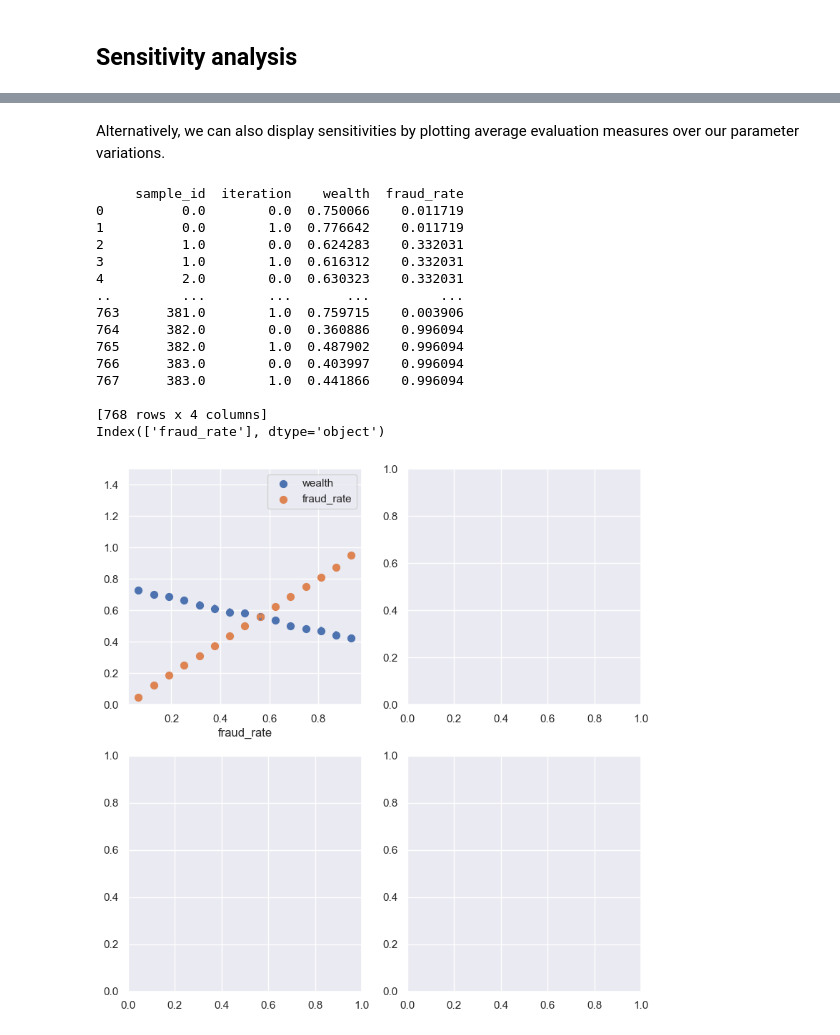
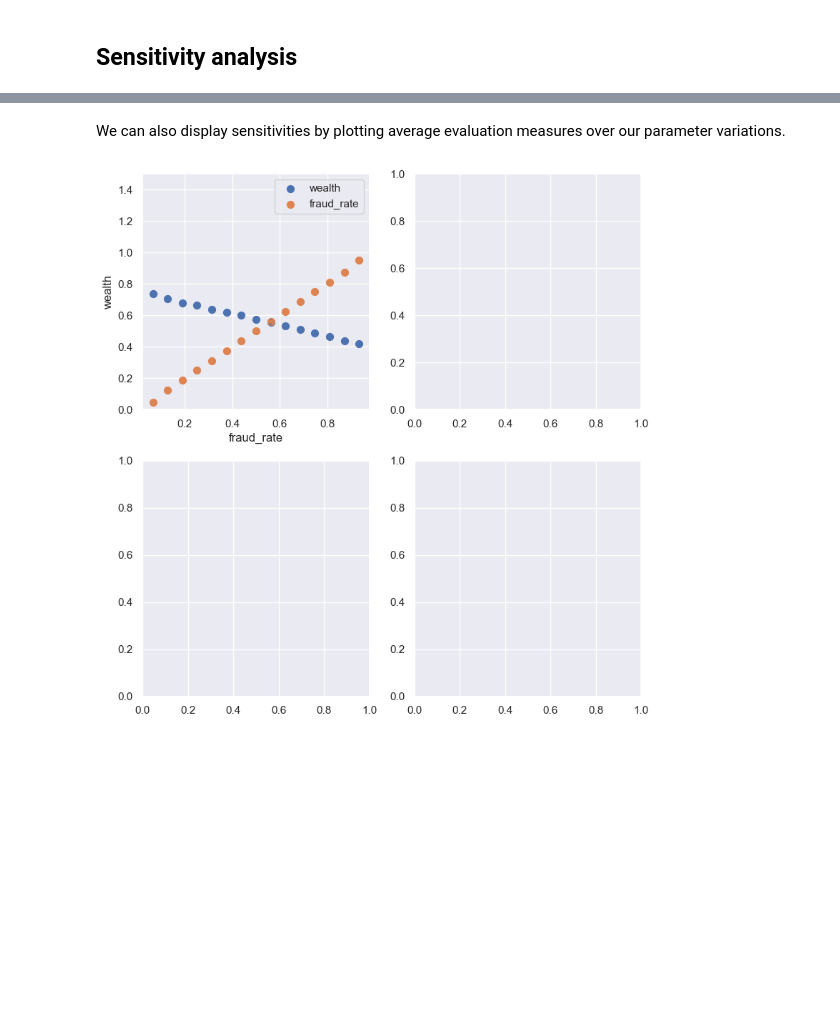
Before and after one commit to Le-Ty/abm_dm_impact, a Jupyter notebook: abm_copy/minimal_model copy.ipynb, the cells around one changed output, grey strips where cells are left out. Saved outputs shown, nothing was run; the diff lists cells and outputs as text; code cells hidden in the pictures; blank space fills up the shorter version.

```diff
--- a/abm_copy/minimal_model copy.ipynb
+++ b/abm_copy/minimal_model copy.ipynb
@@ -110,9 +94,9 @@ class Person(ap.Agent):
         if self.fraud == 1:
             if rng.binomial(1,self.p.conviction_rate) == 1:
                 # pay fine, get on record,
-                self.wealth = self.wealth - (0.1)#(self.wealth*0.05)])
+                self.wealth = self.wealth - (0.2)#(self.wealth*0.05)])
                 self.convicted =+ 1
-                self.fraud = rng.binomial(1,0.5,1)[0]
+                self.fraud = rng.binomial(1,self.p.fraud_rate,1)[0]
                 self.fraud_pred = 0
 
     def wealth_grow(self):
@@ -228,0 +247,23 @@ class VirusModel_mvp(ap.Model):
+# %%
+def plot_sensitivity(results):
+    """ Show average simulation results for different parameter values. """
+
+    sns.set()
+    fig, axs = plt.subplots(2, 2, figsize=(8, 8))
+    axs = [i for j in axs for i in j] # Flatten list
+
+    data = results.arrange_reporters().astype('float')[["sample_id", "iteration", 'wealth', "fraud_rate", "conviction_rate"]]
+    params = results.parameters.sample.keys()
+
+    for x, ax in zip(params, axs):
+        for y in ['wealth', "fraud_rate", 'conviction_rate']:
+            sns.regplot(x=x, y=y, data=data, ax=ax, ci=99,
+                        x_bins=15, fit_reg=False, label=y)
+        ax.set_ylim(0,1.5)
+        ax.set_ylabel('wealth')
+#         ax.set_xlabel('wealth')
+        ax.legend()
+
+    plt.tight_layout()
+
+plot_sensitivity(results)
@@ -576,44 +469,28 @@ plot_sobol(results)
 # %% [markdown]
-Alternatively, we can also display sensitivities by plotting
+We can also display sensitivities by plotting
 average evaluation measures over our parameter variations.
 # %%
 def plot_sensitivity(results):
     """ Show average simulation results for different parameter values. """
 
     sns.set()
     fig, axs = plt.subplots(2, 2, figsize=(8, 8))
     axs = [i for j in axs for i in j] # Flatten list
 
     data = results.arrange_reporters().astype('float')[["sample_id", "iteration", 'wealth', "fraud_rate"]]
-    print(data)
     params = results.parameters.sample.keys()
-    print(params)
 
     for x, ax in zip(params, axs):
         for y in ['wealth', "fraud_rate"]:
             sns.regplot(x=x, y=y, data=data, ax=ax, ci=99,
                         x_bins=15, fit_reg=False, label=y)
         ax.set_ylim(0,1.5)
-        ax.set_ylabel('')
+        ax.set_ylabel('wealth')
+#         ax.set_xlabel('wealth')
         ax.legend()
 
     plt.tight_layout()
 
 plot_sensitivity(results)
 # %% [output]
-     sample_id  iteration    wealth  fraud_rate
-0          0.0        0.0  0.750066    0.011719
-1          0.0        1.0  0.776642    0.011719
-2          1.0        0.0  0.624283    0.332031
-3          1.0        1.0  0.616312    0.332031
-4          2.0        0.0  0.630323    0.332031
-..         ...        ...       ...         ...
-763      381.0        1.0  0.759715    0.003906
-764      382.0        0.0  0.360886    0.996094
-765      382.0        1.0  0.487902    0.996094
-766      383.0        0.0  0.403997    0.996094
-767      383.0        1.0  0.441866    0.996094
-
-[768 rows x 4 columns]
-Index(['fraud_rate'], dtype='object')
-[figure, old version]
+[figure, new version]
```
Also changed, not shown: parts of 33 cells of this notebook.
